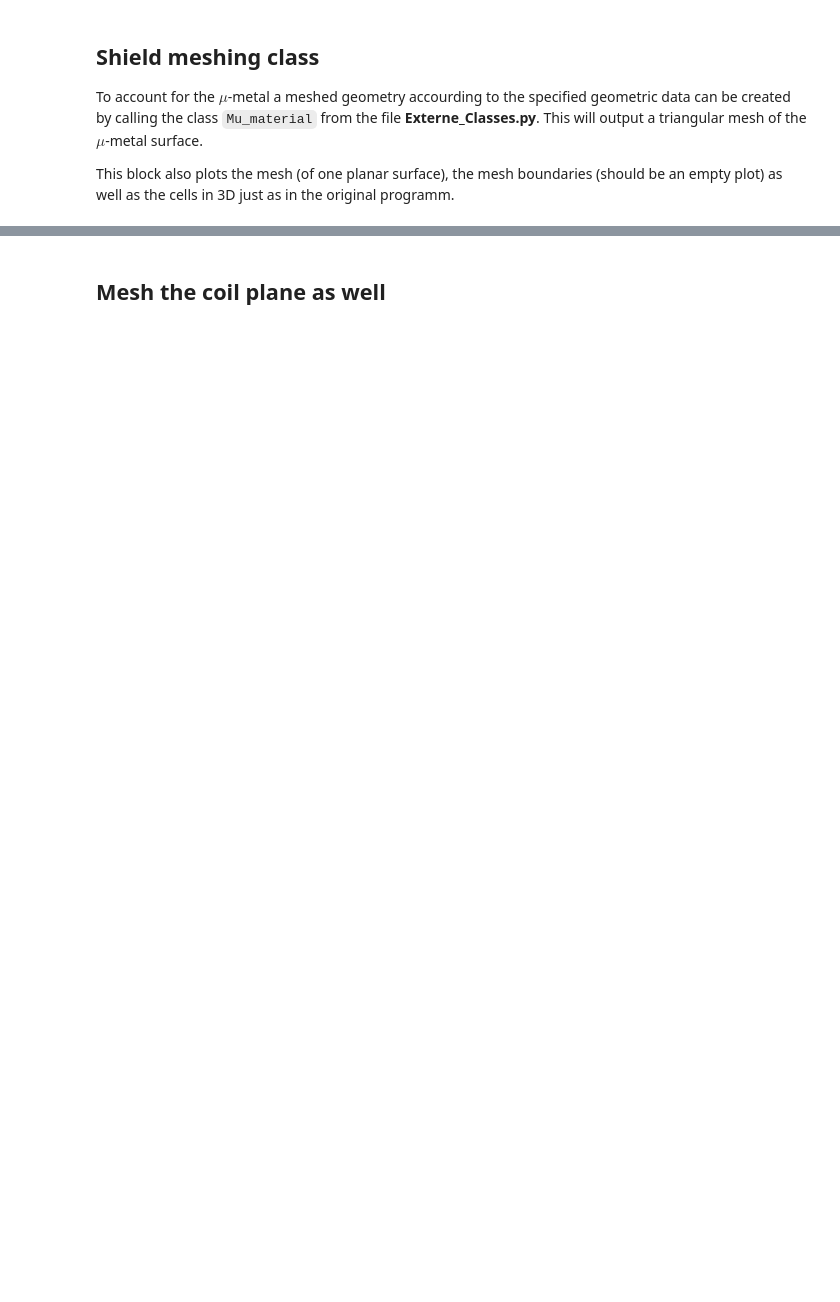
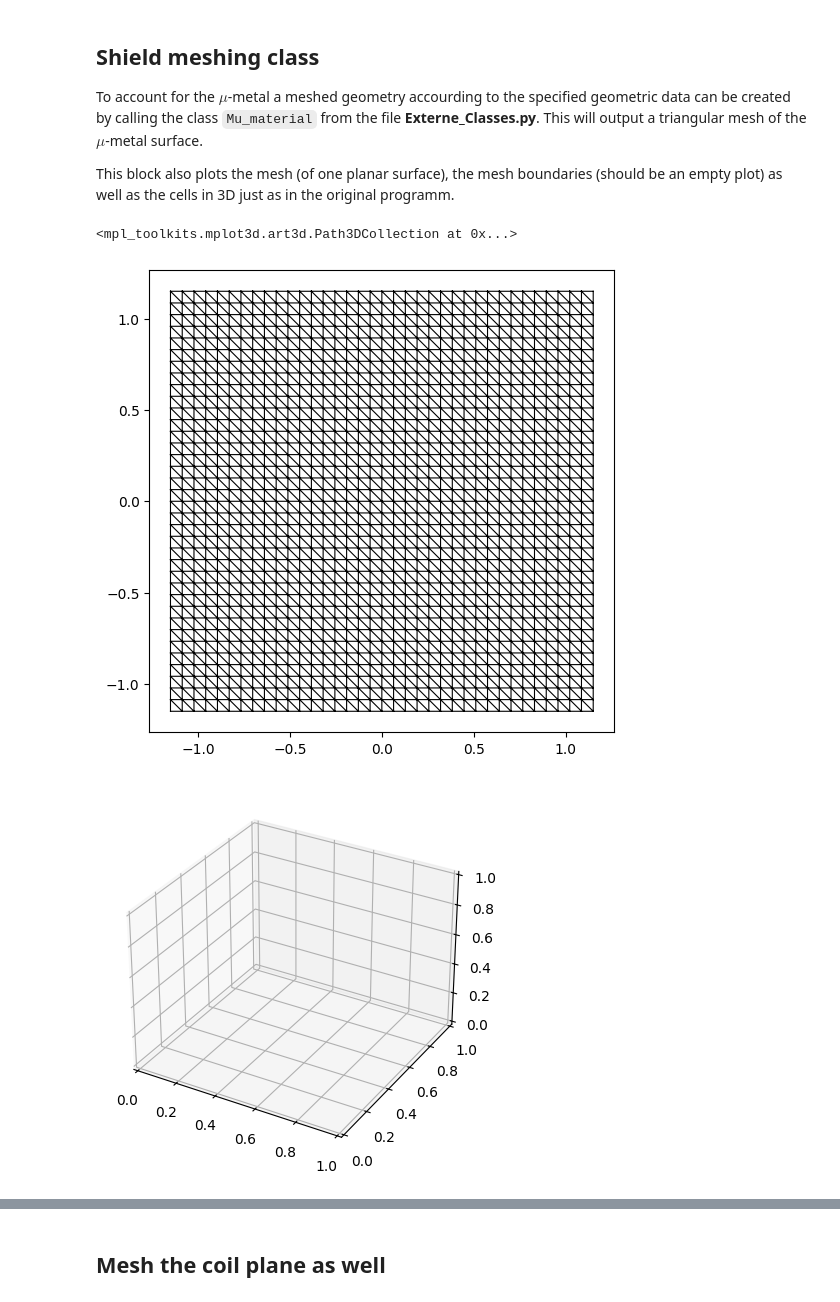
Before and after one commit to GregorBcky/MSR-field_cancelation, a Jupyter notebook: Versuch_1_Auswertung.ipynb, the cells around one changed output, grey strips where cells are left out. Cells and saved outputs as stored; diff of their text form; code cells hidden in the pictures; blank space fills up the shorter version.

```diff
--- a/Versuch_1_Auswertung.ipynb
+++ b/Versuch_1_Auswertung.ipynb
@@ -195,29 +215,33 @@ This block also plots the mesh (of one planar surface), the mesh boundaries (sho
 # %%
 mu_grid = Mu_material(shield_dim, shield_thickness)
 
-# # From here on, plotting starts!!!
-# # plot triangular grid of one planar surface
-# fig, ax = plt.subplots(figsize=(6,6))
-# ax.triplot(mu_grid.triang_shield, color='k', linewidth=0.8)
+# Plot
+# plot triangular grid of one planar surface
+fig, ax = plt.subplots(figsize=(6,6))
+ax.triplot(mu_grid.triang_shield, color='k', linewidth=0.8)
 
-# # plot meshboundaries of the mu-metal
-# fig = plt.figure()
-# ax = fig.add_subplot(111, projection='3d')
-# inner_idx_shield=bfieldtools.utils.find_mesh_boundaries(mu_grid.total_shield)
-# inner_vertex_idx_shield=inner_idx_shield[0]
-# for idx in inner_vertex_idx_shield:
-#     boundary=mu_grid.total_shield.vertices[idx]
-#     ax.scatter(boundary[:,0],boundary[:,1],boundary[:,2])
+# plot meshboundaries of the mu-metal
+fig = plt.figure()
+ax = fig.add_subplot(111, projection='3d')
+inner_idx_shield=bfieldtools.utils.find_mesh_boundaries(mu_grid.total_shield)
+inner_vertex_idx_shield=inner_idx_shield[0]
+for idx in inner_vertex_idx_shield:
+    boundary=mu_grid.total_shield.vertices[idx]
+    ax.scatter(boundary[:,0],boundary[:,1],boundary[:,2])
 
-# # plot vertices
-# fig = plt.figure()
-# ax = fig.add_subplot(111, projection='3d')
-# verts_shield = mu_grid.total_shield.vertices
-# ax.scatter(verts_shield[:,0],verts_shield[:,1],verts_shield[:,2],alpha=0.5)
+# plot vertices
+fig = plt.figure()
+ax = fig.add_subplot(111, projection='3d')
+verts_shield = mu_grid.total_shield.vertices
+ax.scatter(verts_shield[:,0],verts_shield[:,1],verts_shield[:,2],alpha=0.5)
 
-# # plot vertices of the shield and points inside the shield
-# points_inside = mu_grid.total_shield.vertices - mu_grid.shield_thickness * mu_grid.total_shield.vertex_normals
-# fig = plt.figure()
-# ax = fig.add_subplot(111, projection='3d')
-# ax.scatter(verts_shield[:,0],verts_shield[:,1],verts_shield[:,2],alpha=0.3)
-# ax.scatter(points_inside[:,0],points_inside[:,1],points_inside[:,2],alpha=0.3)
+# plot vertices of the shield and points inside the shield
+points_inside = mu_grid.total_shield.vertices - mu_grid.shield_thickness * mu_grid.total_shield.vertex_normals
+fig = plt.figure()
+ax = fig.add_subplot(111, projection='3d')
+ax.scatter(verts_shield[:,0],verts_shield[:,1],verts_shield[:,2],alpha=0.3)
+ax.scatter(points_inside[:,0],points_inside[:,1],points_inside[:,2],alpha=0.3)
+# %% [output]
+<mpl_toolkits.mplot3d.art3d.Path3DCollection at 0x...>
+[figure, added]
+[figure, added]
```
Also changed, not shown: parts of 15 cells of this notebook, 1 other file.
